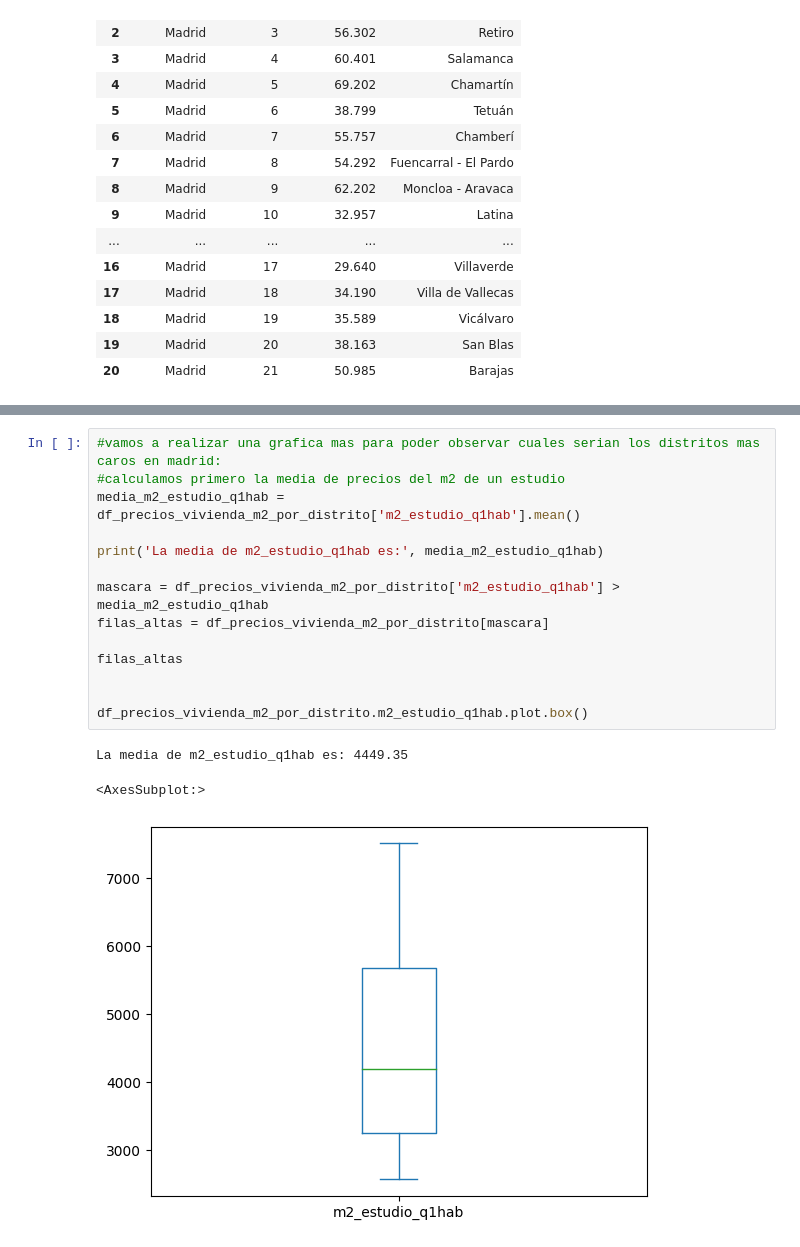
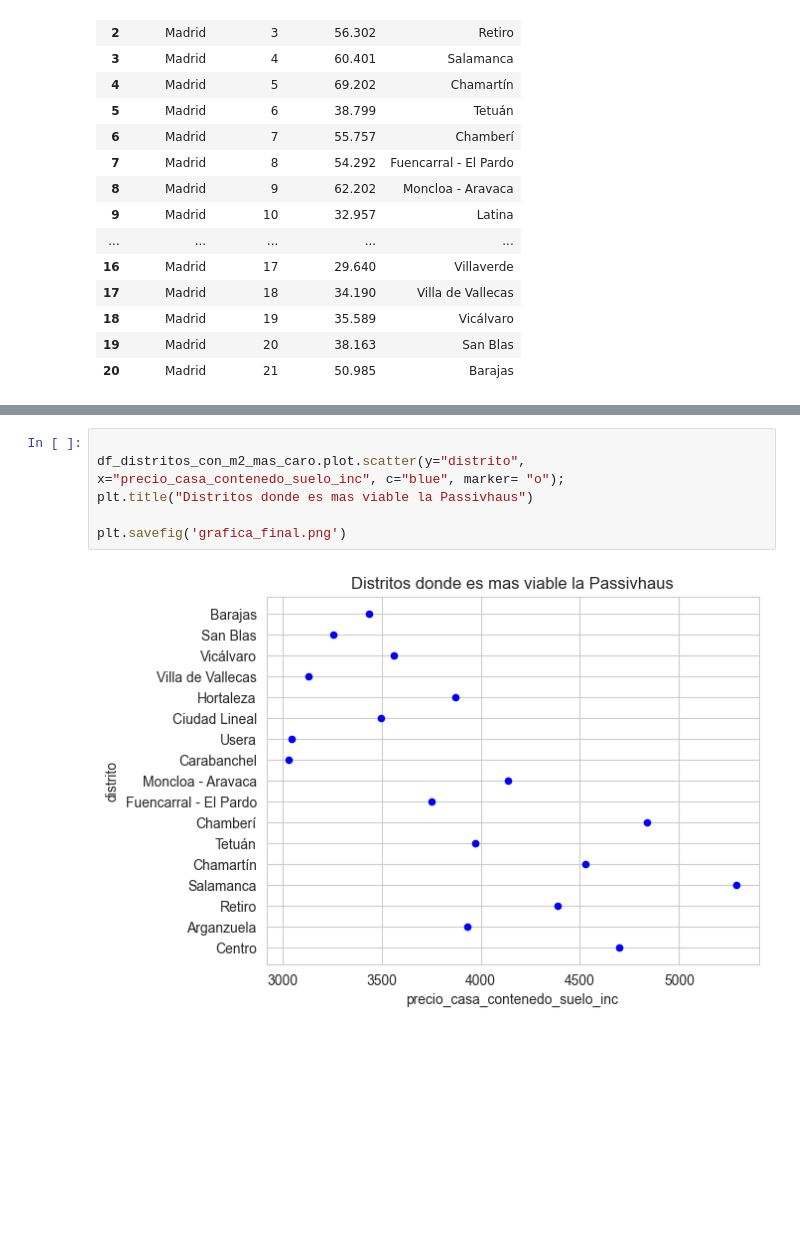
Before and after one commit to DaianaSaenz/EDA-CASAS-CONTENEDOR, a Jupyter notebook: src/main.ipynb, the cells around one changed output, grey strips where cells are left out. Saved outputs shown, nothing was run; the diff lists cells and outputs as text; blank space fills up the shorter version.

```diff
--- a/src/main.ipynb
+++ b/src/main.ipynb
@@ -336,18 +352,8 @@ df_precios_vivienda_m2_por_distrito.plot.scatter(y="distrito", x="m2_estudio_q1h
-# %%
-#vamos a realizar una grafica mas para poder observar cuales serian los distritos mas caros en madrid:
-#calculamos primero la media de precios del m2 de un estudio
-media_m2_estudio_q1hab = df_precios_vivienda_m2_por_distrito['m2_estudio_q1hab'].mean()
-
-print('La media de m2_estudio_q1hab es:', media_m2_estudio_q1hab)
-
-mascara = df_precios_vivienda_m2_por_distrito['m2_estudio_q1hab'] > media_m2_estudio_q1hab
-filas_altas = df_precios_vivienda_m2_por_distrito[mascara]
-
-filas_altas
-
-
-df_precios_vivienda_m2_por_distrito.m2_estudio_q1hab.plot.box()
-# %% [output]
-La media de m2_estudio_q1hab es: 4449.35
-<AxesSubplot:>
-[figure, removed]
+# %%
+
+df_distritos_con_m2_mas_caro.plot.scatter(y="distrito", x="precio_casa_contenedo_suelo_inc", c="blue", marker= "o");
+plt.title("Distritos donde es mas viable la Passivhaus")
+
+plt.savefig('grafica_final.png')
+# %% [output]
+[figure, added]
```
Also changed, not shown: parts of 7 cells of this notebook, 1 other file.
